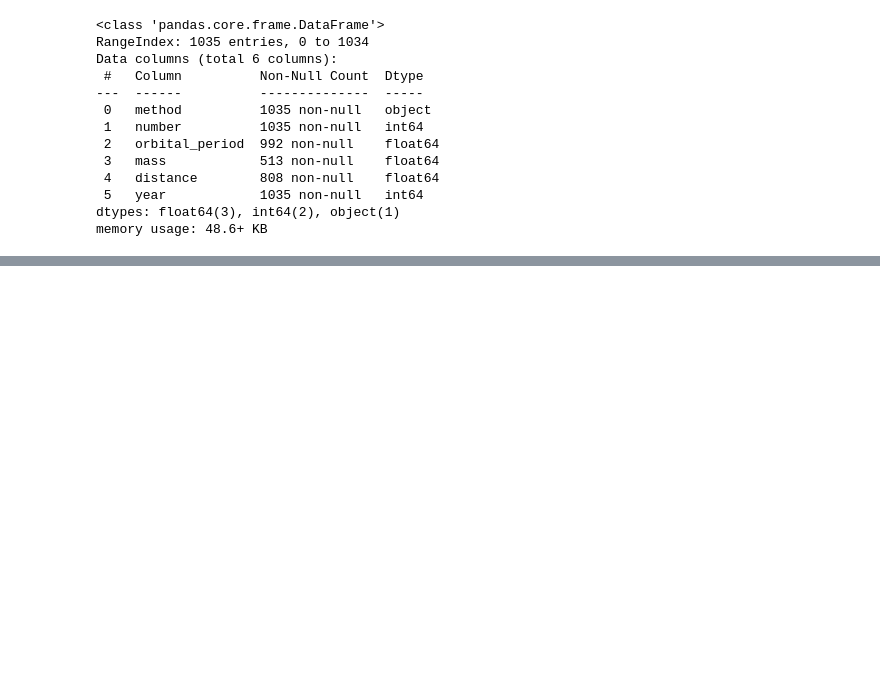
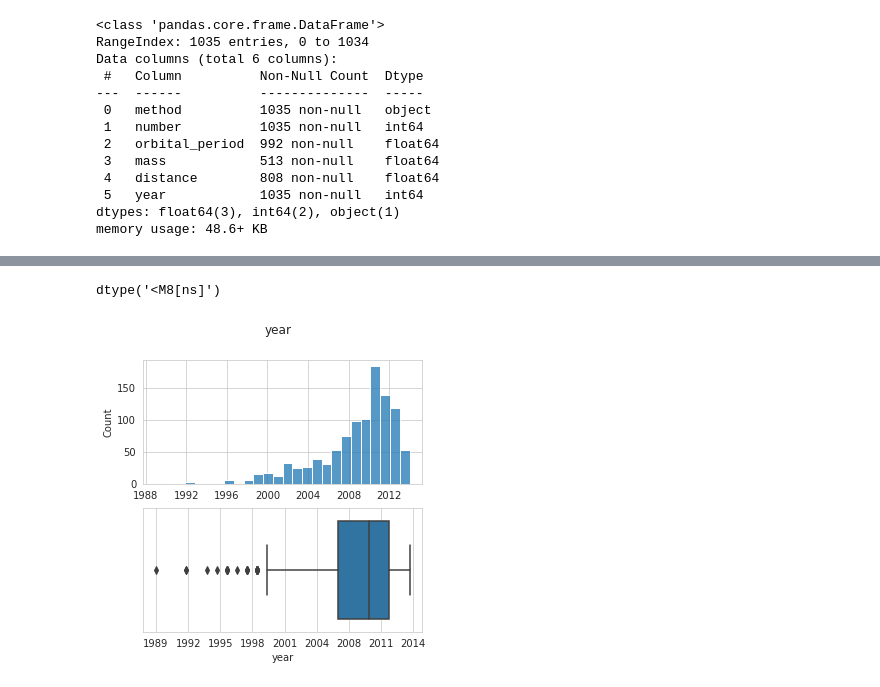
Before and after one commit to albertoburgosplaza/simpleplots, a Jupyter notebook: notebooks/testing.ipynb, the cells around one changed output, grey strips where cells are left out. Cells and saved outputs as stored; diff of their text form; code cells hidden in the pictures; blank space fills up the shorter version.

```diff
--- a/notebooks/testing.ipynb
+++ b/notebooks/testing.ipynb
@@ -99 +99,10 @@ for attribute in planets.columns:
 [figure]
+# %%
+planets["year"] = pd.to_datetime(planets["year"], format="%Y", )
+planets["year"].dtype
+# %% [output]
+dtype('<M8[ns]')
+# %%
+plot(planets, ["year"])
+# %% [output]
+[figure, added]
```
Also changed, not shown: parts of 2 cells of this notebook, 4 other files.
